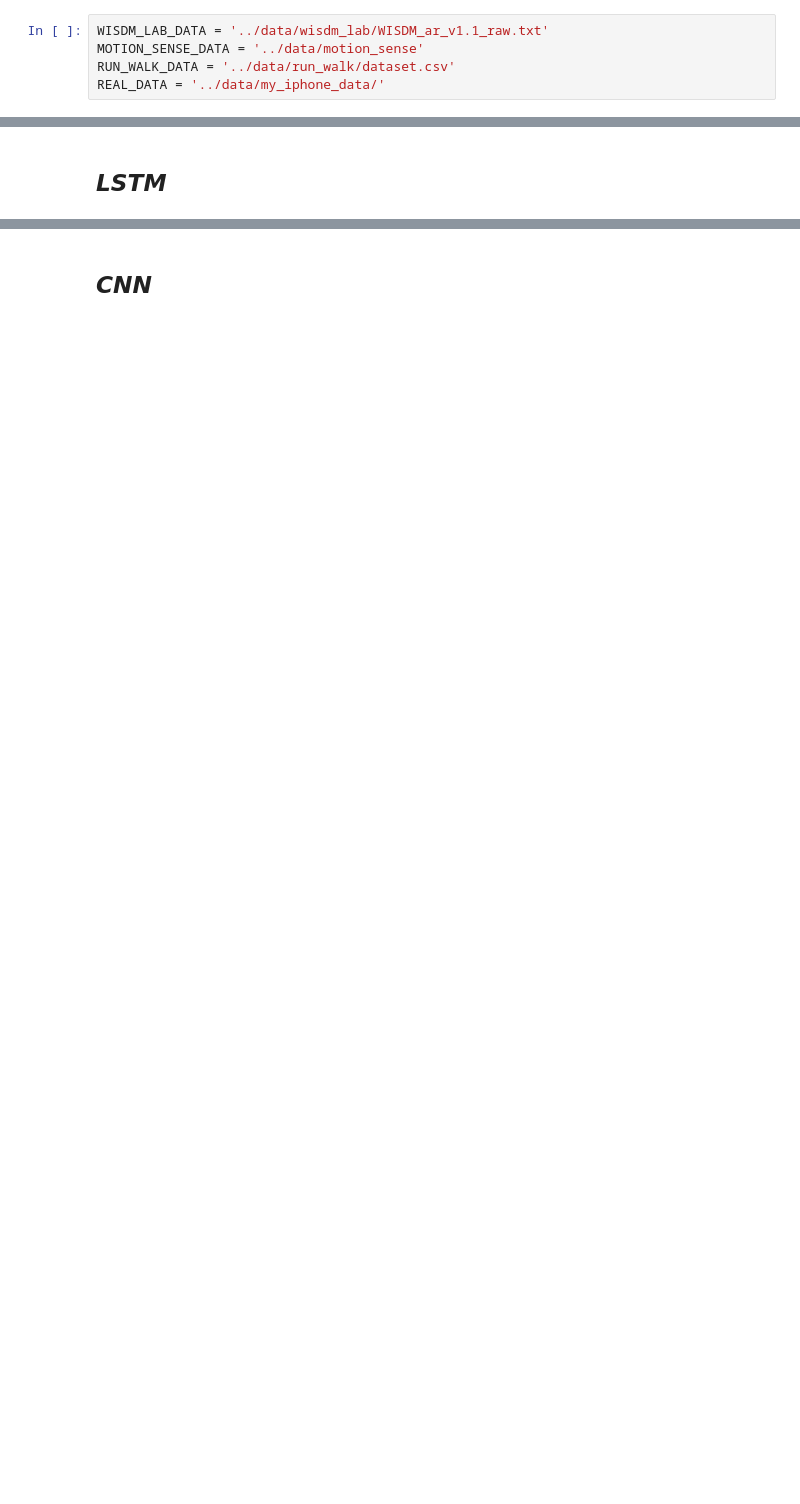
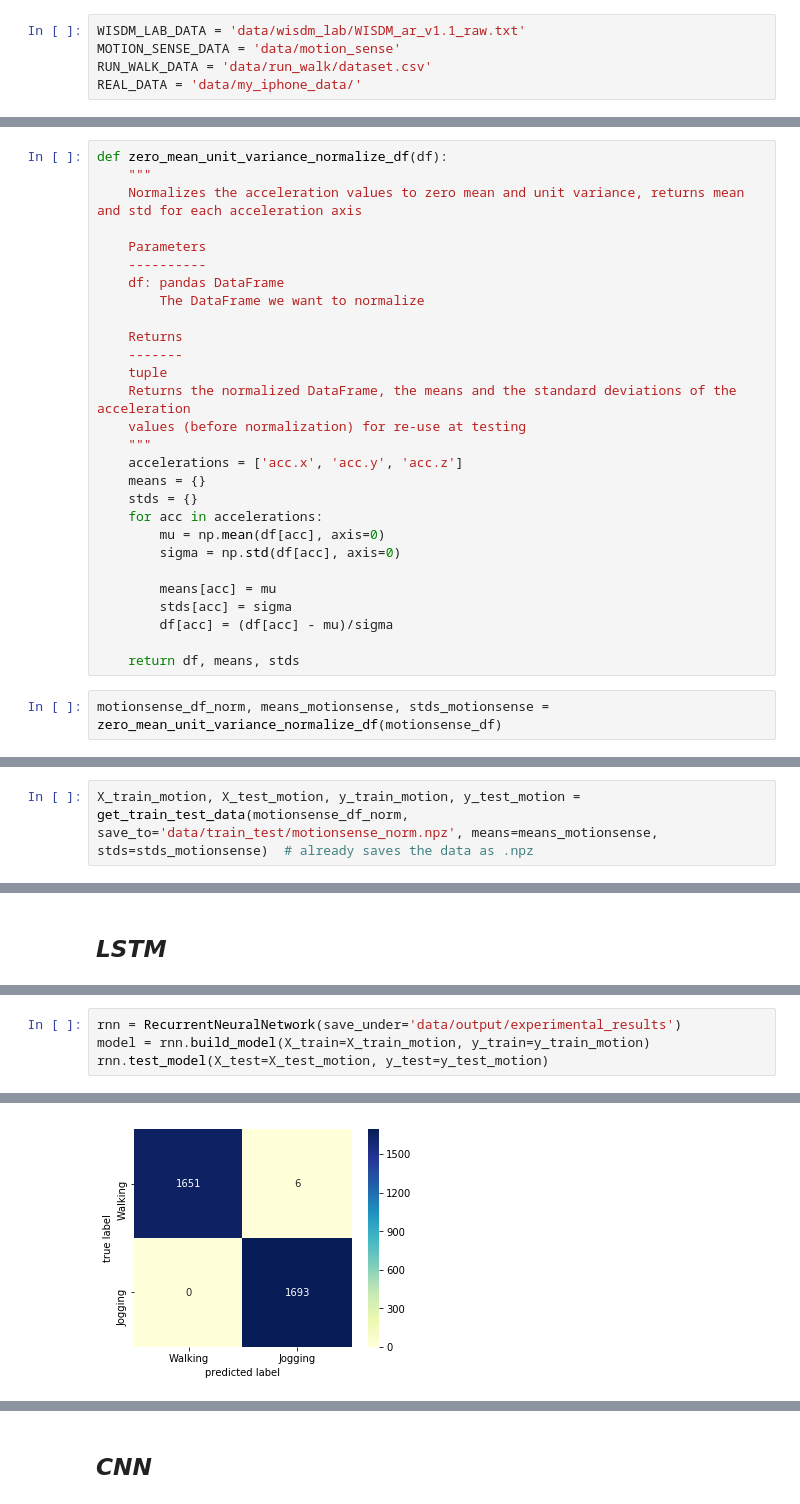
Before and after one commit to mariozusag/ios_human_activity_recognition, a Jupyter notebook: iOS-Human-Activity-Recognition.ipynb, the cells around one changed output, grey strips where cells are left out. Saved outputs shown, nothing was run; the diff lists cells and outputs as text; blank space fills up the shorter version.

Commit message:
added normalization to the signals

```diff
--- a/src/iOS-Human-Activity-Recognition.ipynb
+++ b/iOS-Human-Activity-Recognition.ipynb
@@ -7,10 +7,10 @@ from preprocessing.data_loader import DataLoader
 import matplotlib.gridspec as gridspec
 import os
 # %%
-WISDM_LAB_DATA = '../data/wisdm_lab/WISDM_ar_v1.1_raw.txt'
-MOTION_SENSE_DATA = '../data/motion_sense'
-RUN_WALK_DATA = '../data/run_walk/dataset.csv'
-REAL_DATA = '../data/my_iphone_data/'
+WISDM_LAB_DATA = 'data/wisdm_lab/WISDM_ar_v1.1_raw.txt'
+MOTION_SENSE_DATA = 'data/motion_sense'
+RUN_WALK_DATA = 'data/run_walk/dataset.csv'
+REAL_DATA = 'data/my_iphone_data/'
 # %% [markdown]
 ## _Load the data_
 # %% [markdown]
@@ -267,0 +272,30 @@ There is quite some difference between the data collected from the different dat
+# %%
+def zero_mean_unit_variance_normalize_df(df):
+    """
+    Normalizes the acceleration values to zero mean and unit variance, returns mean and std for each acceleration axis
+
+    Parameters
+    ----------
+    df: pandas DataFrame
+        The DataFrame we want to normalize
+
+    Returns
+    -------
+    tuple
+    Returns the normalized DataFrame, the means and the standard deviations of the acceleration
+    values (before normalization) for re-use at testing
+    """
+    accelerations = ['acc.x', 'acc.y', 'acc.z']
+    means = {}
+    stds = {}
+    for acc in accelerations:
+        mu = np.mean(df[acc], axis=0)
+        sigma = np.std(df[acc], axis=0)
+
+        means[acc] = mu
+        stds[acc] = sigma
+        df[acc] = (df[acc] - mu)/sigma
+
+    return df, means, stds
+# %%
+motionsense_df_norm, means_motionsense, stds_motionsense = zero_mean_unit_variance_normalize_df(motionsense_df)
@@ -280,0 +314,2 @@ np.savez_compressed('../data/train_test/motion_sense_data.npz', X_train=X_train,
+# %%
+X_train_motion, X_test_motion, y_train_motion, y_test_motion = get_train_test_data(motionsense_df_norm, save_to='data/train_test/motionsense_norm.npz', means=means_motionsense, stds=stds_motionsense)  # already saves the data as .npz
@@ -282,0 +356,5 @@ np.savez_compressed('../data/train_test/motion_sense_data.npz', X_train=X_train,
+# %%
+rnn = RecurrentNeuralNetwork(save_under='data/output/experimental_results')
+model = rnn.build_model(X_train=X_train_motion, y_train=y_train_motion)
+rnn.test_model(X_test=X_test_motion, y_test=y_test_motion)
+# %% [output]
@@ -282,0 +378 @@ np.savez_compressed('../data/train_test/motion_sense_data.npz', X_train=X_train,
+[figure, added]
```
Also changed, not shown: parts of 32 cells of this notebook, 6 other files.
